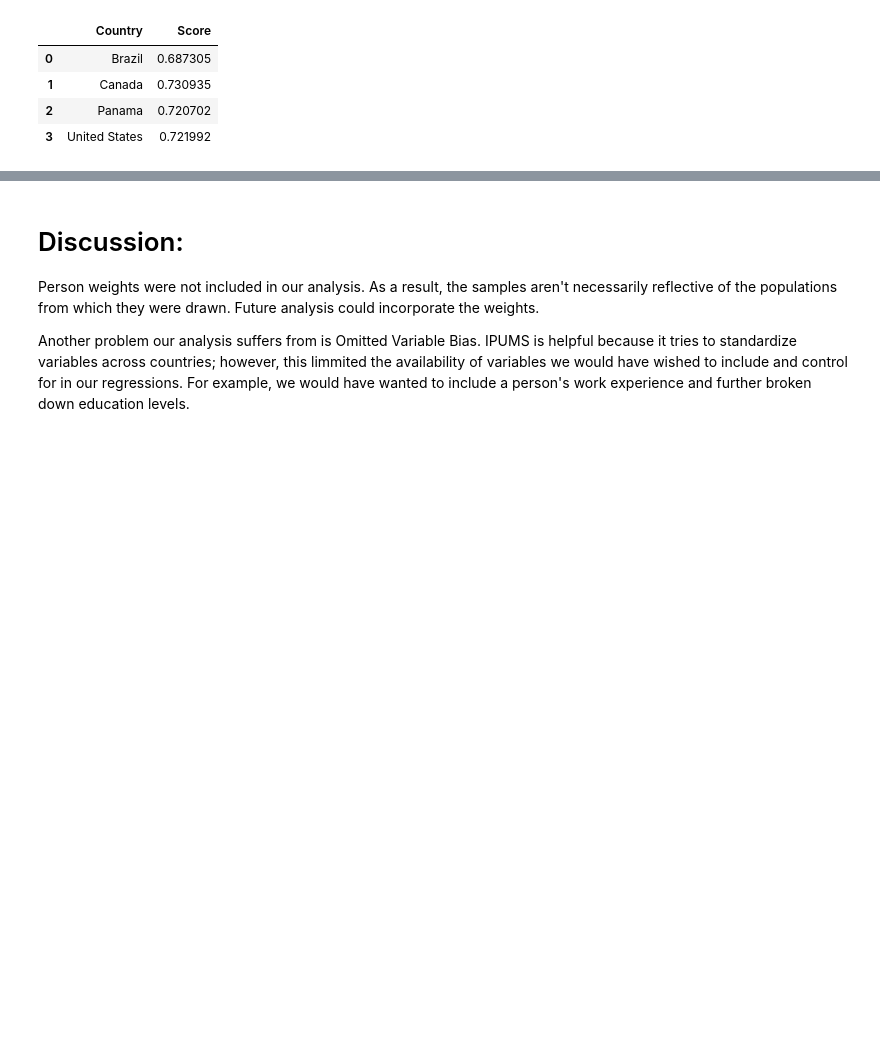
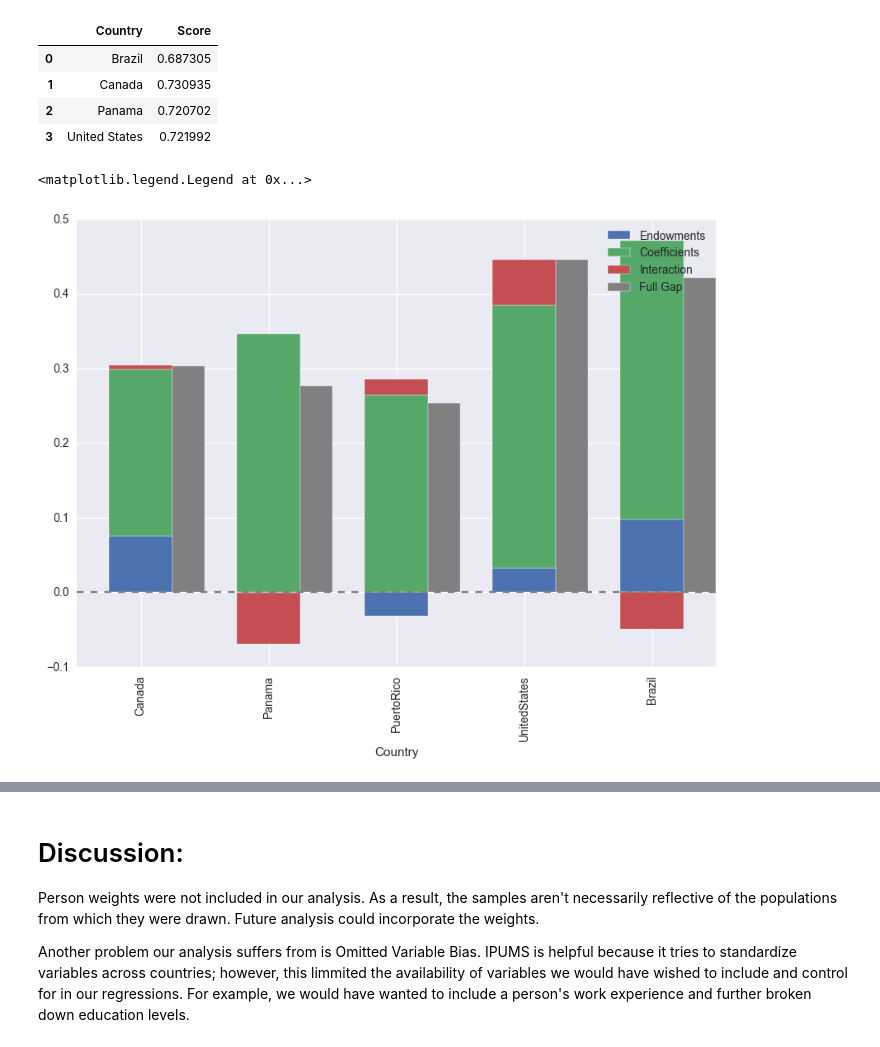
Before and after one commit to chrisdfong/Gender-Pay-Gap-Analysis, a Jupyter notebook: Project.ipynb, the cells around one changed output, grey strips where cells are left out. Saved outputs shown, nothing was run; the diff lists cells and outputs as text; code cells hidden in the pictures; blank space fills up the shorter version.

Commit message:
graphs

```diff
--- a/Project.ipynb
+++ b/Project.ipynb
@@ -542,3 +544,13 @@ WEF_2016
 | 1 | Canada | 0.730935 |
 | 2 | Panama | 0.720702 |
 | 3 | United States | 0.721992 |
+# %%
+three_fold = pd.read_csv('three_fold.csv')
+three_fold.index = three_fold['Country']
+three_fold[['Endowments', 'Coefficients', 'Interaction']].plot.bar(stacked=True, figsize=(10,7))
+plt.axhline(y=0, c='grey', linestyle='--')
+plt.bar(plt.xticks()[0]+.25, three_fold['Gap'], width=.25, color='grey', label='Full Gap')
+plt.legend()
+# %% [output]
+<matplotlib.legend.Legend at 0x...>
+[figure, added]
```
Also changed, not shown: parts of 3 cells of this notebook.
